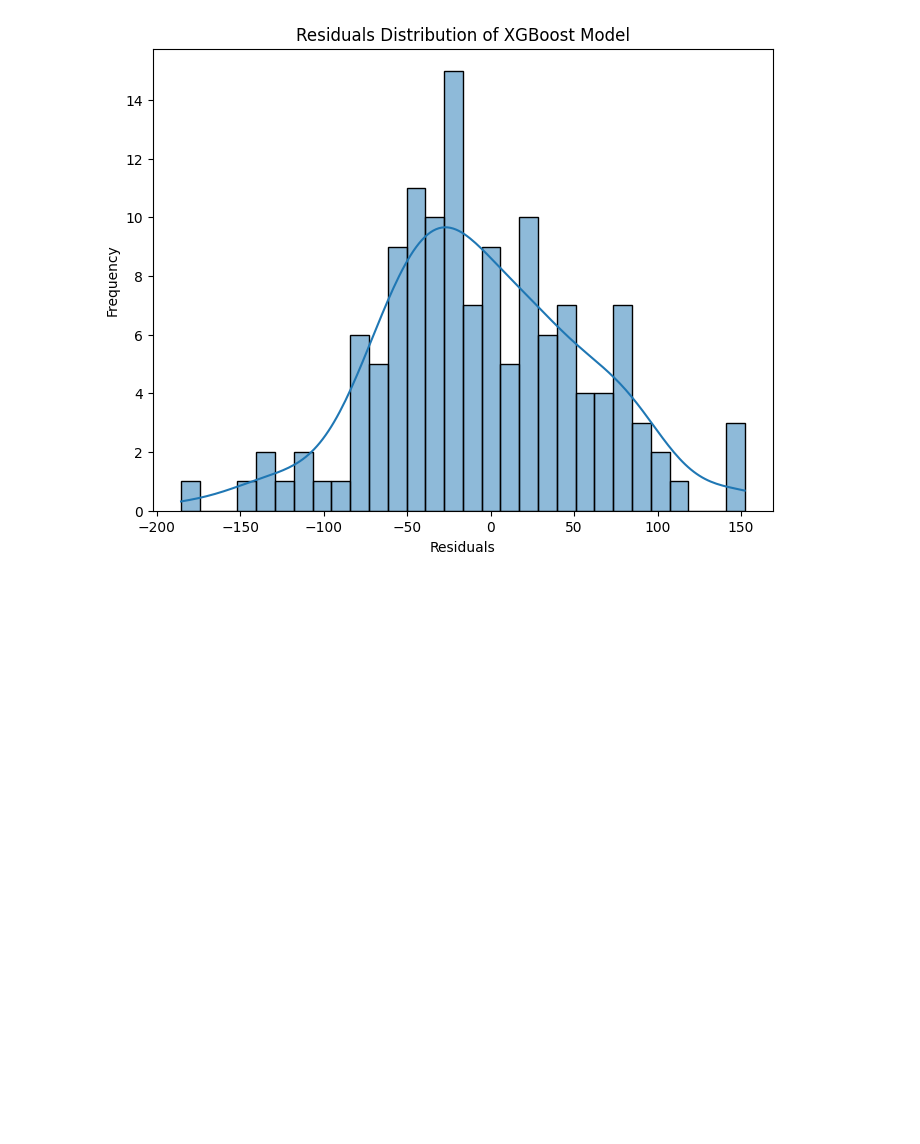
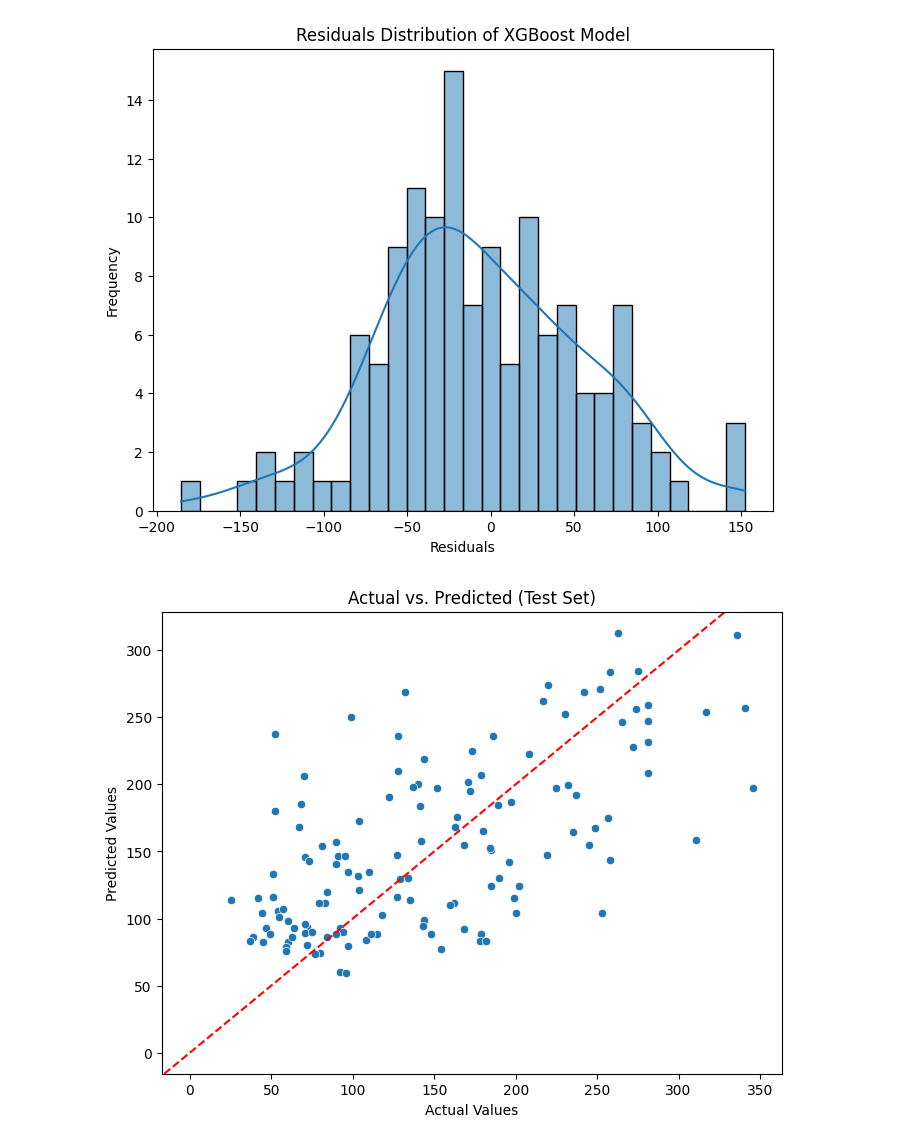
Before and after one commit to SenorYuen/BMEN415FinalProject, a Jupyter notebook: Regression/gbrt.ipynb, the cells around one changed output. Saved outputs shown, nothing was run; the diff lists cells and outputs as text; code cells hidden in the pictures; blank space fills up the shorter version.

Commit message:
updated training stuff

```diff
--- a/Regression/gbrt.ipynb
+++ b/Regression/gbrt.ipynb
@@ -14,7 +14,7 @@ X = df.drop('y', axis=1)
 y = df['y']
 # %%
 # Use the scaled data for train-test split
-X_train, X_test, y_train, y_test = train_test_split(X, y, test_size=0.3, random_state=101)
+X_train, X_test, y_train, y_test = train_test_split(X, y, test_size=0.2, random_state=42)
 # %%
 xgb = XGBRegressor(n_estimators=100, learning_rate=0.1)
 xgb.fit(X_train, y_train)
@@ -65,3 +65,14 @@ plt.title("Residuals Distribution of XGBoost Model")
 plt.show()
 # %% [output]
 [figure]
+# %%
+# Scatter plot for actual vs. predicted values
+plt.figure(figsize=(8,6))
+sns.scatterplot(x=y_test, y=test_predictions)
+plt.axline([0, 0], [1, 1], color='red', linestyle='--')
+plt.xlabel("Actual Values")
+plt.ylabel("Predicted Values")
+plt.title("Actual vs. Predicted (Test Set)")
+plt.show()
+# %% [output]
+[figure, added]
```
Also changed, not shown: 3 other files.
